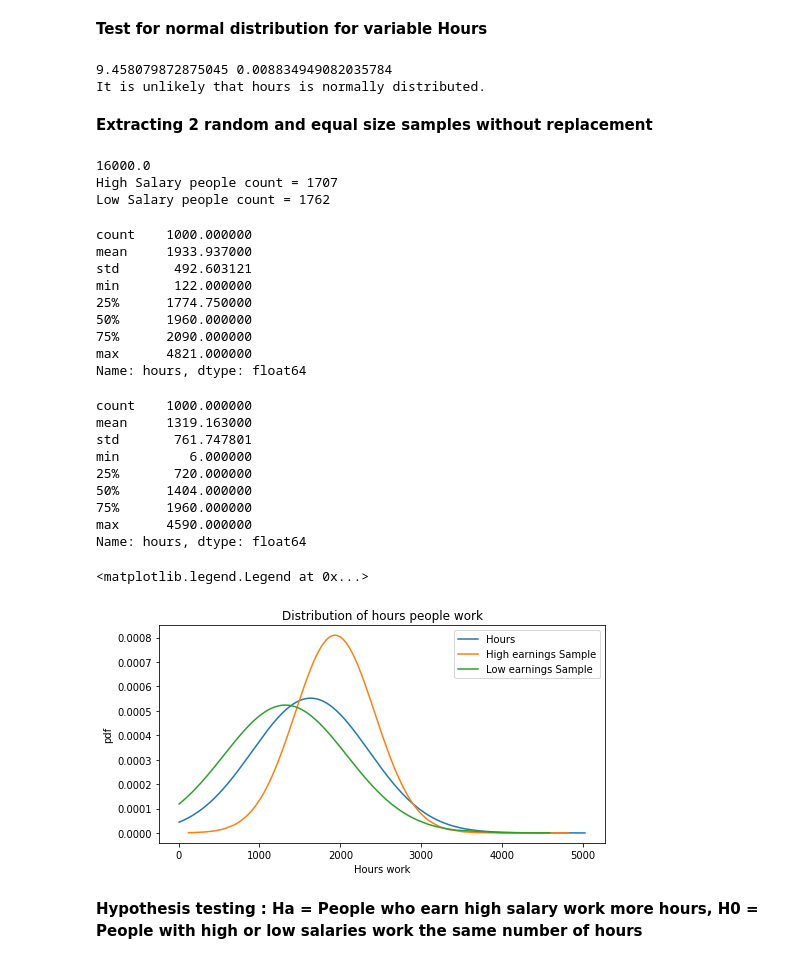
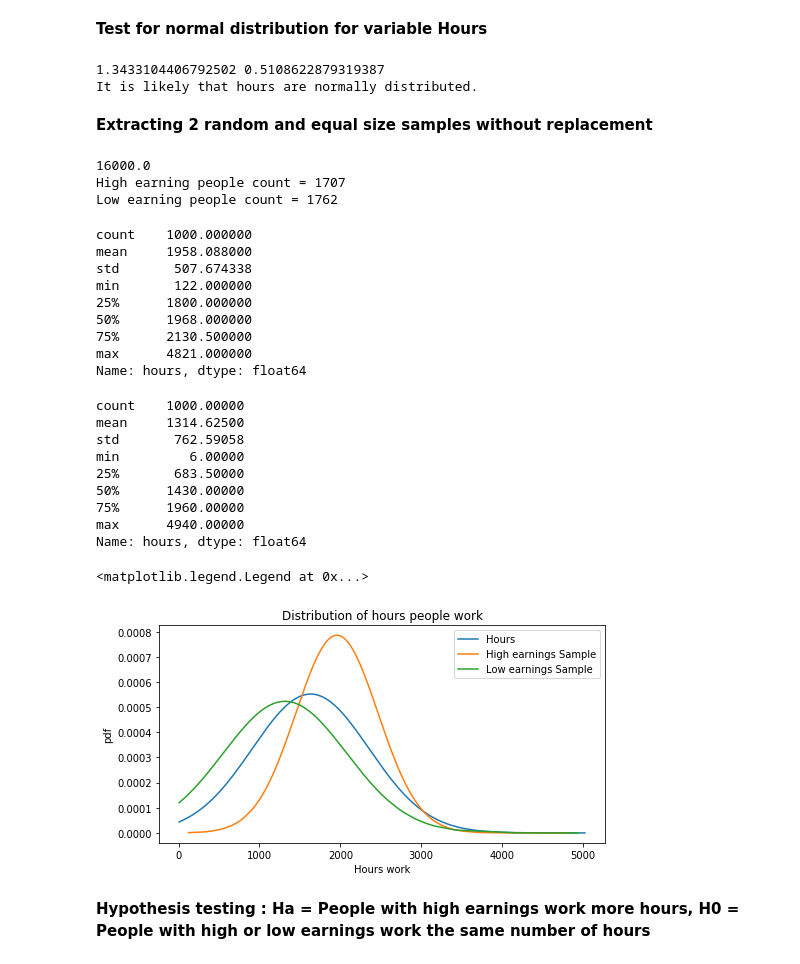
Before and after one commit to PraAnj/hypothesis-testing, a Jupyter notebook: ds project.ipynb, the cells around one changed output. Saved outputs shown, nothing was run; the diff lists cells and outputs as text; code cells hidden in the pictures.

```diff
--- a/ds project.ipynb
+++ b/ds project.ipynb
@@ -234,76 +230,76 @@ ax = my_data.plot.scatter(x='hours', y='earnings', s=[1,100], c='green', figsize
 value, p = stat.normaltest(my_data['hours'].sample(50))
 print(value, p)
 if p >= 0.05:
-	print('It is likely that hours is normally distributed.')
+	print('It is likely that hours are normally distributed.')
 else:
-	print('It is unlikely that hours is normally distributed.')
+	print('It is unlikely that hours are normally distributed.')
 # %% [output]
-9.458079872875045 0.008834949082035784
-It is unlikely that hours is normally distributed.
+1.3433104406792502 0.5108622879319387
+It is likely that hours are normally distributed.
 # %% [markdown]
 **Extracting 2 random and equal size samples without replacement**
 # %%
 samplingSize = 1000
-hypothesisEarningVal = my_data.earnings.median()
-print(hypothesisEarningVal)
+highLowEarningValMargin = my_data.earnings.median()
+print(highLowEarningValMargin)
 
-highSalaryWorkingHours = my_data[my_data.earnings> hypothesisEarningVal].hours
-print("High Salary people count =", highSalaryWorkingHours.count())
+highEarningsWorkingHours = my_data[my_data.earnings> highLowEarningValMargin].hours
+print("High earning people count =", highEarningsWorkingHours.count())
 
-lowSalaryWorkingHours = my_data[my_data.earnings<= hypothesisEarningVal].hours
-print("Low Salary people count =", lowSalaryWorkingHours.count())
+lowEarningsWorkingHours = my_data[my_data.earnings<= highLowEarningValMargin].hours
+print("Low earning people count =", lowEarningsWorkingHours.count())
 # %% [output]
 16000.0
-High Salary people count = 1707
-Low Salary people count = 1762
+High earning people count = 1707
+Low earning people count = 1762
 # %%
-Hours_of_high_salary = my_data[my_data.earnings> hypothesisEarningVal].hours.sample(samplingSize).sort_values()
-Hours_of_high_salary.describe()
+Hours_of_high_earnings = my_data[my_data.earnings> highLowEarningValMargin].hours.sample(samplingSize).sort_values()
+Hours_of_high_earnings.describe()
 # %% [output]
 count    1000.000000
-mean     1933.937000
-std       492.603121
+mean     1958.088000
+std       507.674338
 min       122.000000
-25%      1774.750000
-50%      1960.000000
-75%      2090.000000
+25%      1800.000000
+50%      1968.000000
+75%      2130.500000
 max      4821.000000
 Name: hours, dtype: float64
 # %%
-Hours_of_low_salary = my_data[my_data.earnings<= hypothesisEarningVal].hours.sample(samplingSize).sort_values()
-Hours_of_low_salary.describe()
+Hours_of_low_earnings = my_data[my_data.earnings<= highLowEarningValMargin].hours.sample(samplingSize).sort_values()
+Hours_of_low_earnings.describe()
 # %% [output]
-count    1000.000000
-mean     1319.163000
-std       761.747801
-min         6.000000
-25%       720.000000
-50%      1404.000000
-75%      1960.000000
-max      4590.000000
+count    1000.00000
+mean     1314.62500
+std       762.59058
+min         6.00000
+25%       683.50000
+50%      1430.00000
+75%      1960.00000
+max      4940.00000
 Name: hours, dtype: float64
 # %%
 Population = my_data['hours'].sort_values();
 PopulationHours = stat.norm.pdf(Population, Population.mean(), Population.std())
 fig, ax = plt.subplots(figsize=(8,4))
 
 ax.plot(Population, PopulationHours, label='Hours')
 
-hour_data_fit1 = stat.norm.pdf(Hours_of_high_salary, Hours_of_high_salary.mean(), Hours_of_high_salary.std())
-ax.plot(Hours_of_high_salary, hour_data_fit1, label='High earnings Sample')
+hour_data_fit1 = stat.norm.pdf(Hours_of_high_earnings, Hours_of_high_earnings.mean(), Hours_of_high_earnings.std())
+ax.plot(Hours_of_high_earnings, hour_data_fit1, label='High earnings Sample')
 
-hour_data_fit2 = stat.norm.pdf(Hours_of_low_salary, Hours_of_low_salary.mean(), Hours_of_low_salary.std())
-ax.plot(Hours_of_low_salary, hour_data_fit2, label='Low earnings Sample')
+hour_data_fit2 = stat.norm.pdf(Hours_of_low_earnings, Hours_of_low_earnings.mean(), Hours_of_low_earnings.std())
+ax.plot(Hours_of_low_earnings, hour_data_fit2, label='Low earnings Sample')
 
 plt.title('Distribution of hours people work')
 plt.xlabel('Hours work')
 plt.ylabel('pdf')
 plt.legend()
 # %% [output]
 <matplotlib.legend.Legend at 0x...>
-[figure, old version]
+[figure, new version]
 # %% [markdown]
 **Hypothesis testing :
-Ha = People who earn high salary work more hours,
-H0 = People with high or low salaries work the same number of hours**
+Ha = People with high earnings work more hours,
+H0 = People with high or low earnings work the same number of hours**
 # %%
```
Also changed, not shown: parts of 6 cells of this notebook.
